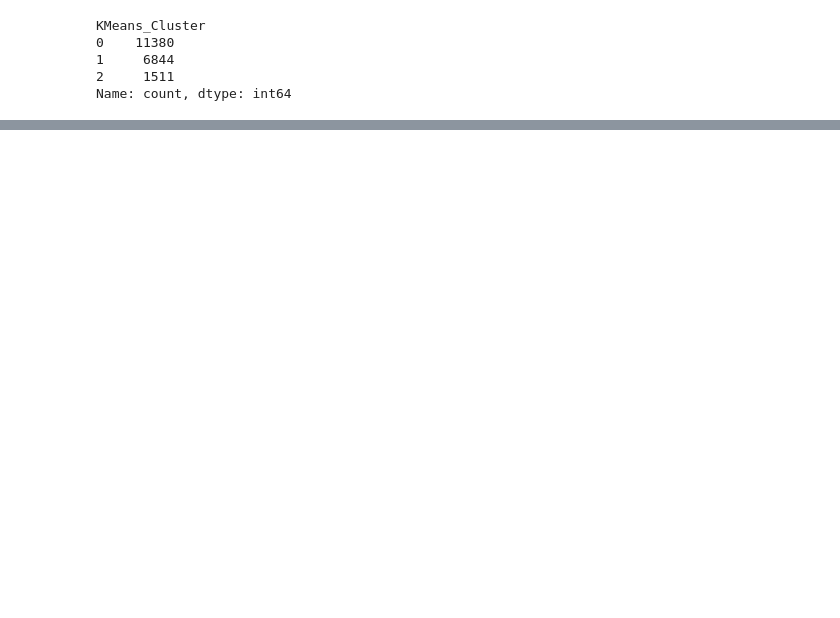
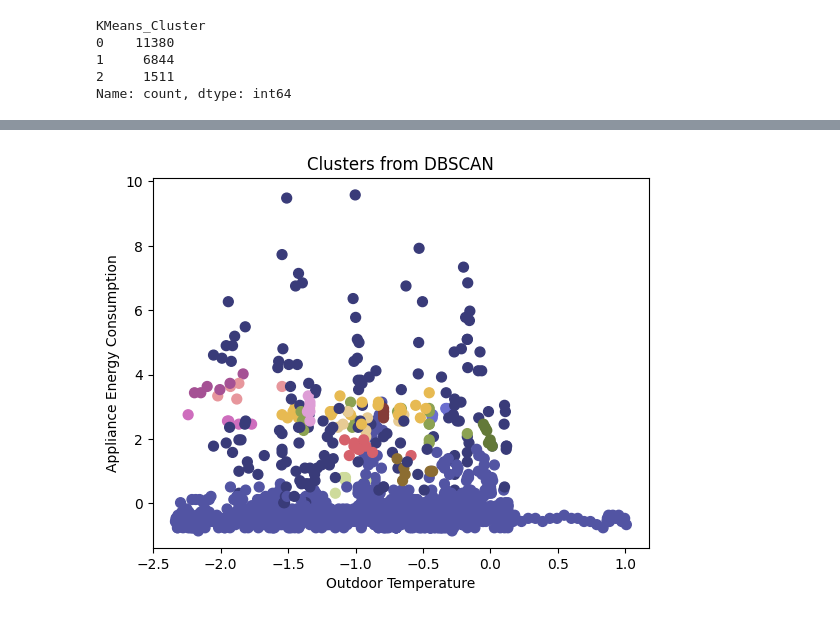
Before and after one commit to pericles-1995/CA1-2026193, a Jupyter notebook: CA2 ML.ipynb, the cells around one changed output, grey strips where cells are left out. Cells and saved outputs as stored; diff of their text form; code cells hidden in the pictures; blank space fills up the shorter version.

```diff
--- a/CA2 ML.ipynb
+++ b/CA2 ML.ipynb
@@ -220,0 +323,16 @@ Name: count, dtype: int64
+# %%
+db = DBSCAN(eps=0.5, min_samples=5)
+
+db_clusters = db.fit_predict(X_small)
+# %%
+plt.title("Clusters from DBSCAN")
+
+plt.scatter(X_small[:, 3], X_small[:, 0], c=db_clusters, s=50, cmap='tab20b')
+
+plt.xlabel("Outdoor Temperature")
+
+plt.ylabel("Appliance Energy Consumption")
+
+plt.show()
+# %% [output]
+[figure, added]
```
Also changed, not shown: parts of 13 cells of this notebook.
